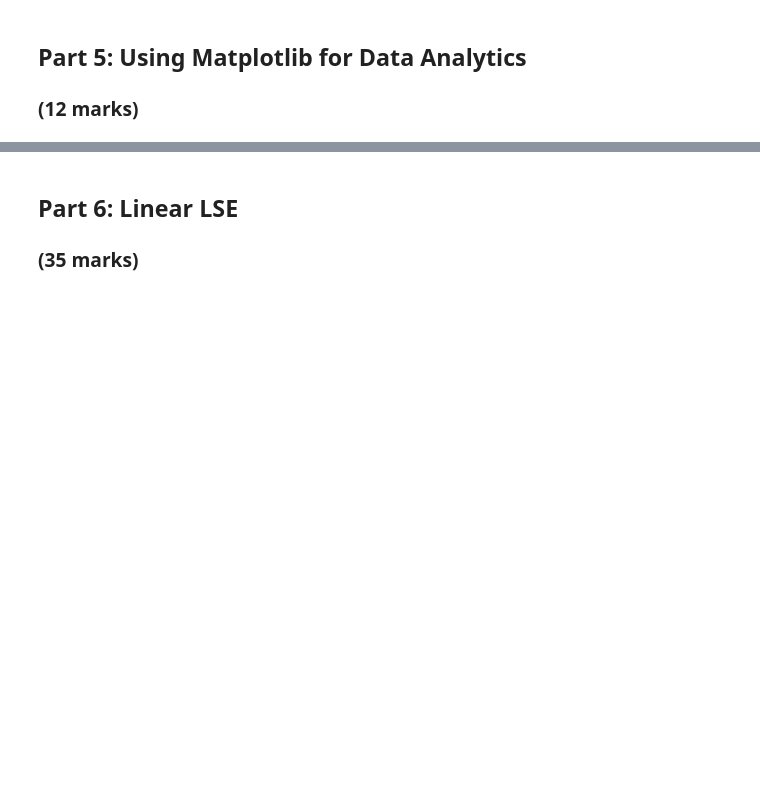
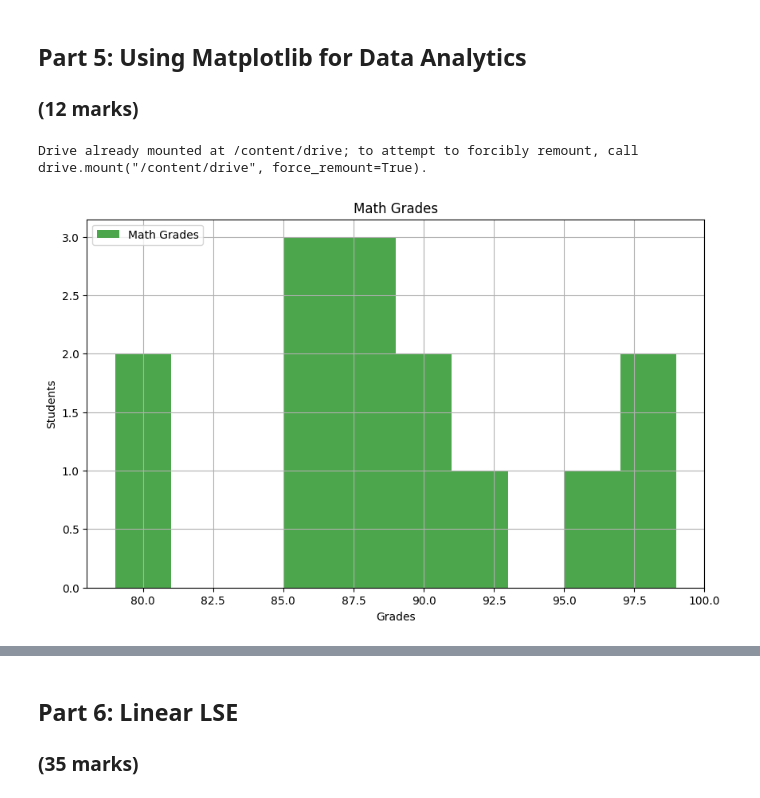
Before and after one commit to AngelicaCasibua/ENGG680_2025_Fall, a Jupyter notebook: Lab_Assignment1/Assignment1.ipynb, the cells around one changed output, grey strips where cells are left out. Cells and saved outputs as stored; diff of their text form; code cells hidden in the pictures; blank space fills up the shorter version.

Commit message:
Updated Assignment1 notebook

```diff
--- a/Lab_Assignment1/Assignment1.ipynb
+++ b/Lab_Assignment1/Assignment1.ipynb
@@ -434,27 +436,42 @@ import matplotlib.pyplot as plt
 # %%
 # Let's use matplotlib to display a histogram of the grades distribution
 # Histograms are useful for seeing the distribution of the students grades
 
-plt.figure(figsize=(10, 6))
-plt.hist(df_studentGrades['englishGrade'], bins=10, alpha=0.7, label='English Grades', color='blue')
+#plt.figure(figsize=(10, 6))
+#plt.hist(df_studentGrades['englishGrade'], bins=10, alpha=0.7, label='English Grades', color='blue')
 
 # Step 1: Use the line above as reference to create a histogram for the math grades
 # (1 mark)
 #
+from google.colab import drive
+drive.mount ('/content/drive')
+
+df_studentGrades = pd.read_csv('/content/drive/MyDrive/ENGG680_2025_Fall/Lab_Assignment1/studentGrades_Math.csv')
+
+plt.figure(figsize=(10, 6))
+plt.hist(df_studentGrades['grade'], bins=10, alpha=0.7, label='Math Grades', color='green')
 
 # Step 2: Ensure that your plot is descriptive, so use labels (x and y axis), a title, and a legend.
 # Hint: Use the matplotlib .legend(loc='<location>') to add and place the legend.
 # You can use 'upper left', 'upper right', 'lower left', and 'lower right' to specify the location.
 # (3 marks)
 #
+plt.xlabel('Grades')
+plt.ylabel('Students')
+plt.title('Math Grades')
+plt.legend(loc='upper left')
 plt.grid(True)
 
 # Step 3: Use the .savefig('<image_title>'.png) to output an image file of the histogram.
 # Please be sure to use a descriptive title!
 # (1 mark)
 #
+plt.savefig('Students_MathGrades_Histogram.png')
 
 plt.show()
+# %% [output]
+Drive already mounted at /content/drive; to attempt to forcibly remount, call drive.mount("/content/drive", force_remount=True).
+[figure, added]
 # %%
 # Let's also use matplotlib to display a scatter plot of English vs. Math grades
 # Scatter plots are useful for seeing the relationship between two variables
```
Also changed, not shown: parts of 2 cells of this notebook.
